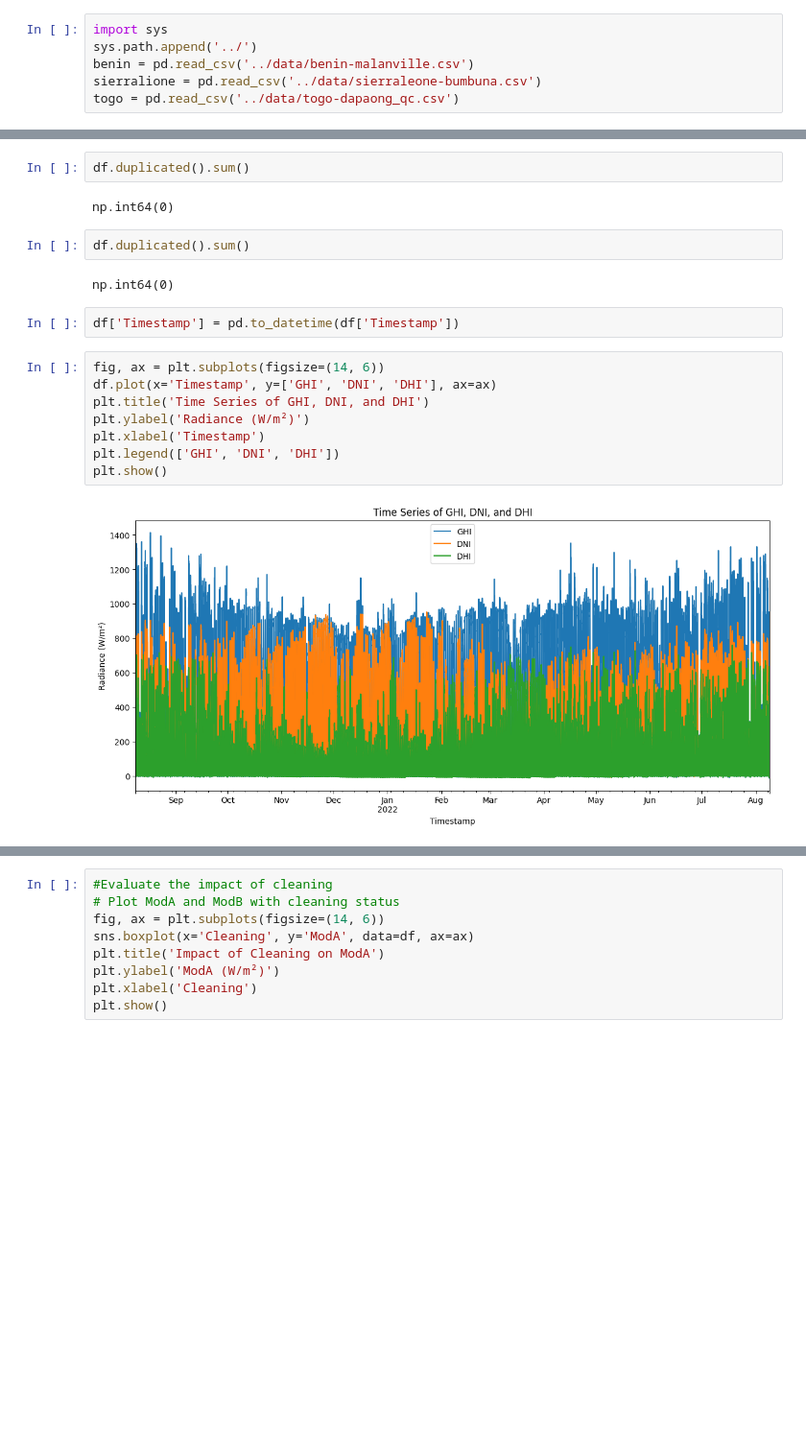
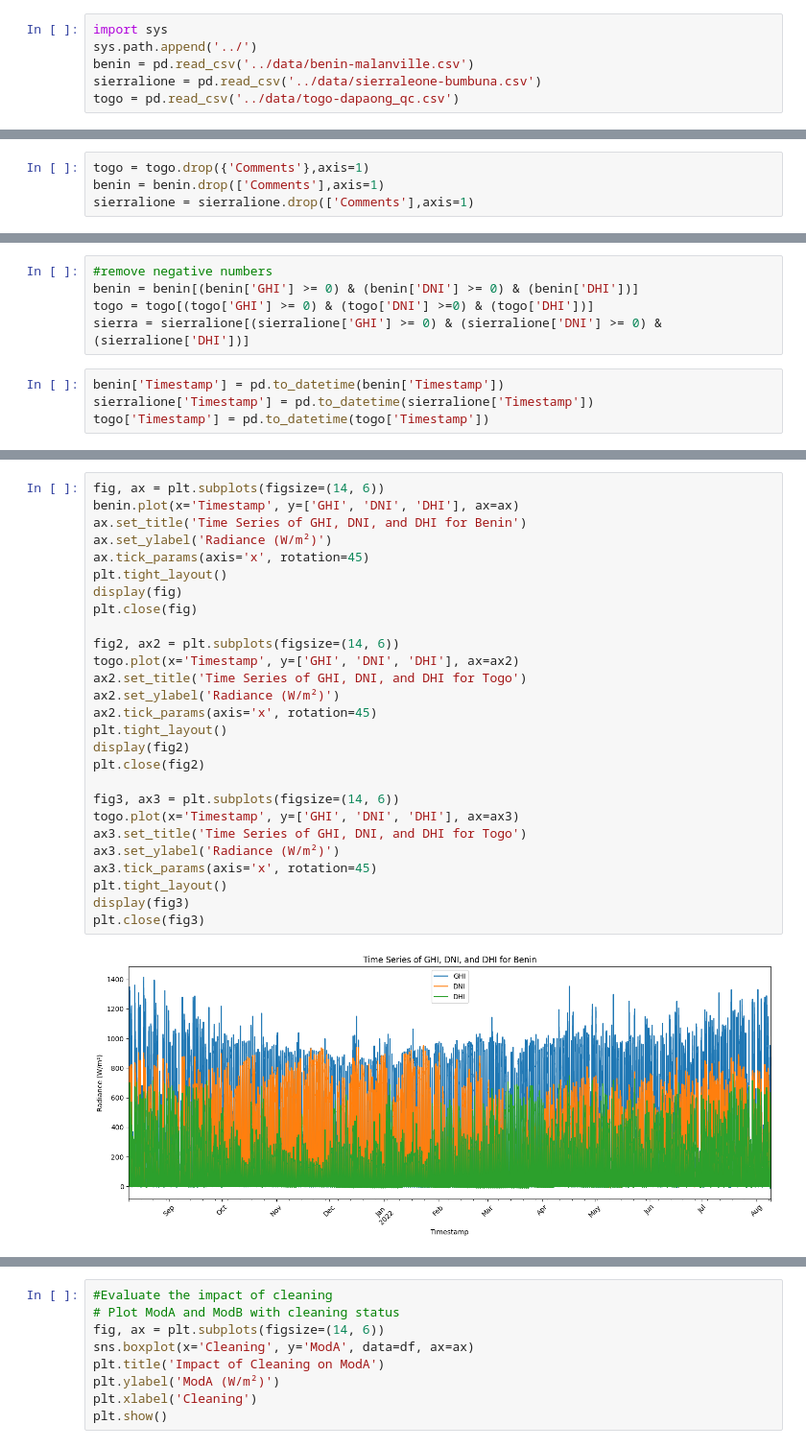
Before and after one commit to amannnnnyyyy/SolarRadiationMeasurement, a Jupyter notebook: notebooks/jup.ipynb, the cells around one changed output, grey strips where cells are left out. Shown at 96% size. Drawn from its saved outputs; the diff is of its cells as text; blank space fills up the shorter version.

```diff
--- a/notebooks/jup.ipynb
+++ b/notebooks/jup.ipynb
@@ -11,0 +80,4 @@ togo = pd.read_csv('../data/togo-dapaong_qc.csv')
+# %%
+togo = togo.drop({'Comments'},axis=1)
+benin = benin.drop(['Comments'],axis=1)
+sierralione = sierralione.drop(['Comments'],axis=1)
@@ -12 +204,10 @@ togo = pd.read_csv('../data/togo-dapaong_qc.csv')
+# %%
+#remove negative numbers
+benin = benin[(benin['GHI'] >= 0) & (benin['DNI'] >= 0) & (benin['DHI'])]
+togo = togo[(togo['GHI'] >= 0) & (togo['DNI'] >=0) & (togo['DHI'])]
+sierra = sierralione[(sierralione['GHI'] >= 0) & (sierralione['DNI'] >= 0) & (sierralione['DHI'])]
+# %%
+benin['Timestamp'] = pd.to_datetime(benin['Timestamp'])
+sierralione['Timestamp'] = pd.to_datetime(sierralione['Timestamp'])
+togo['Timestamp'] = pd.to_datetime(togo['Timestamp'])
 # %%
@@ -68,20 +222,29 @@ dtype: int64
-# %%
-df.duplicated().sum()
-# %% [output]
-np.int64(0)
-# %%
-df.duplicated().sum()
-# %% [output]
-np.int64(0)
-# %%
-df['Timestamp'] = pd.to_datetime(df['Timestamp'])
-# %%
-fig, ax = plt.subplots(figsize=(14, 6))
-df.plot(x='Timestamp', y=['GHI', 'DNI', 'DHI'], ax=ax)
-plt.title('Time Series of GHI, DNI, and DHI')
-plt.ylabel('Radiance (W/m²)')
-plt.xlabel('Timestamp')
-plt.legend(['GHI', 'DNI', 'DHI'])
-plt.show()
-# %% [output]
-[figure, removed]
+# %%
+fig, ax = plt.subplots(figsize=(14, 6))
+benin.plot(x='Timestamp', y=['GHI', 'DNI', 'DHI'], ax=ax)
+ax.set_title('Time Series of GHI, DNI, and DHI for Benin')
+ax.set_ylabel('Radiance (W/m²)')
+ax.tick_params(axis='x', rotation=45)
+plt.tight_layout()
+display(fig)
+plt.close(fig)
+
+fig2, ax2 = plt.subplots(figsize=(14, 6))
+togo.plot(x='Timestamp', y=['GHI', 'DNI', 'DHI'], ax=ax2)
+ax2.set_title('Time Series of GHI, DNI, and DHI for Togo')
+ax2.set_ylabel('Radiance (W/m²)')
+ax2.tick_params(axis='x', rotation=45)
+plt.tight_layout()
+display(fig2)
+plt.close(fig2)
+
+fig3, ax3 = plt.subplots(figsize=(14, 6))
+togo.plot(x='Timestamp', y=['GHI', 'DNI', 'DHI'], ax=ax3)
+ax3.set_title('Time Series of GHI, DNI, and DHI for Togo')
+ax3.set_ylabel('Radiance (W/m²)')
+ax3.tick_params(axis='x', rotation=45)
+plt.tight_layout()
+display(fig3)
+plt.close(fig3)
+# %% [output]
+[figure, added]
```
Also changed, not shown: parts of 8 cells of this notebook.
